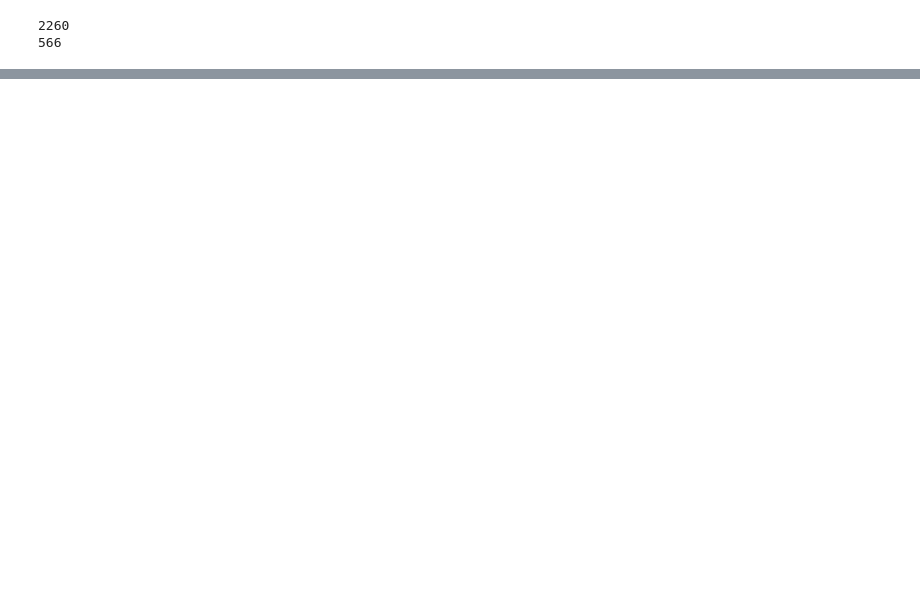
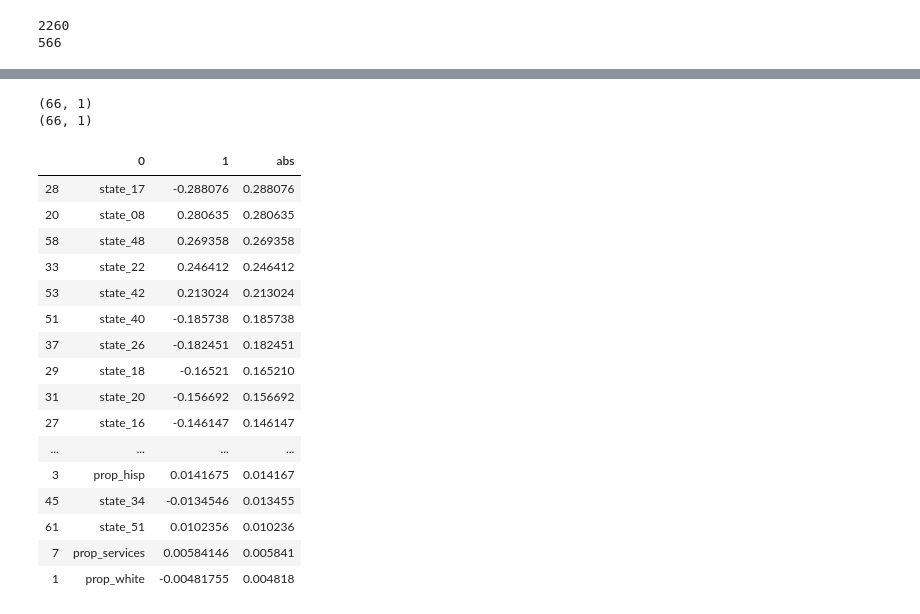
Before and after one commit to jrockower/ml-final-project, a Jupyter notebook: analysis.ipynb, the cells around one changed output, grey strips where cells are left out. Saved outputs shown, nothing was run; the diff lists cells and outputs as text; code cells hidden in the pictures; blank space fills up the shorter version.

Commit message:
Trained models complete

```diff
--- a/analysis.ipynb
+++ b/analysis.ipynb
@@ -81,0 +133,6 @@ train.describe()
+# %%
+train_features = train.drop('yearly_change', axis=1)
+test_features = test.drop('yearly_change', axis=1)
+
+train_target = train['yearly_change']
+test_target = test['yearly_change']
@@ -81,0 +141,29 @@ train.describe()
+# %%
+from sklearn.preprocessing import PolynomialFeatures
+from sklearn.linear_model import Ridge
+from sklearn.pipeline import Pipeline
+from sklearn.metrics import mean_squared_error, r2_score
+
+# Create a Pipeline.
+pipeline = Pipeline([
+    ('poly', PolynomialFeatures(degree=1,include_bias=False)),
+    ('ridge', Ridge(alpha=0.1)),
+])
+
+
+from sklearn.model_selection import GridSearchCV
+
+alpha_range = np.arange(0,1,0.1)
+params = {
+          'ridge__alpha': alpha_range,
+          'poly__degree': (1,2)
+         }
+
+grid_model = GridSearchCV(estimator=pipeline,
+                          param_grid=params,
+                          cv=5,
+                          return_train_score=True,
+                          scoring='neg_mean_squared_error',
+                          iid=True)
+
+grid_model_result = grid_model.fit(train_features, train_target)
@@ -81,0 +207,27 @@ train.describe()
+# %%
+features = np.array(train_features.columns).reshape(-1,1)
+coefficients = grid_model_result.best_estimator_.steps[-1][1].coef_.reshape(-1,1)
+
+importance = pd.DataFrame(np.concatenate((features, coefficients), axis=1))
+importance['abs'] = [abs(x) for x in importance[1]]
+importance.sort_values('abs', ascending=False).head(60)
+# %% [output]
+(66, 1)
+(66, 1)
+|  | 0 | 1 | abs |
+| 28 | state_17 | -0.288076 | 0.288076 |
+| 20 | state_08 | 0.280635 | 0.280635 |
+| 58 | state_48 | 0.269358 | 0.269358 |
+| 33 | state_22 | 0.246412 | 0.246412 |
+| 53 | state_42 | 0.213024 | 0.213024 |
+| 51 | state_40 | -0.185738 | 0.185738 |
+| 37 | state_26 | -0.182451 | 0.182451 |
+| 29 | state_18 | -0.16521 | 0.165210 |
+| 31 | state_20 | -0.156692 | 0.156692 |
+| 27 | state_16 | -0.146147 | 0.146147 |
+| ... | ... | ... | ... |
+| 3 | prop_hisp | 0.0141675 | 0.014167 |
+| 45 | state_34 | -0.0134546 | 0.013455 |
+| 61 | state_51 | 0.0102356 | 0.010236 |
+| 7 | prop_services | 0.00584146 | 0.005841 |
+| 1 | prop_white | -0.00481755 | 0.004818 |
```
Also changed, not shown: parts of 11 cells of this notebook, 2 other files.
